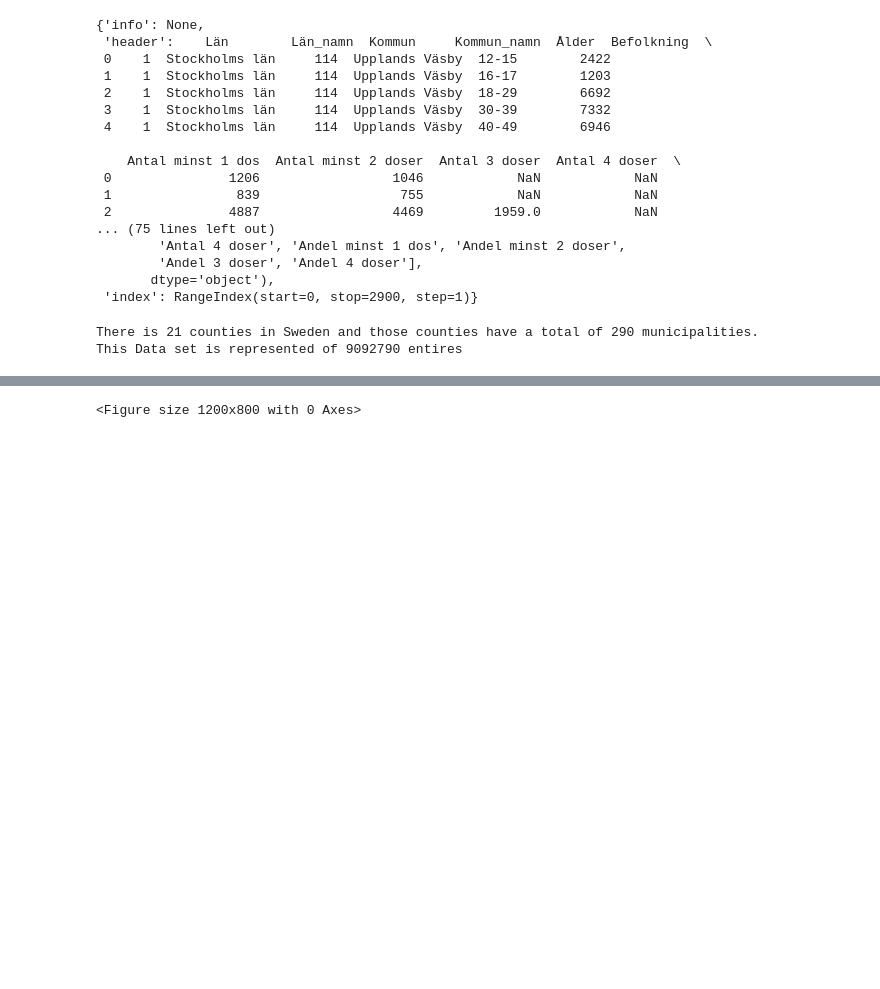
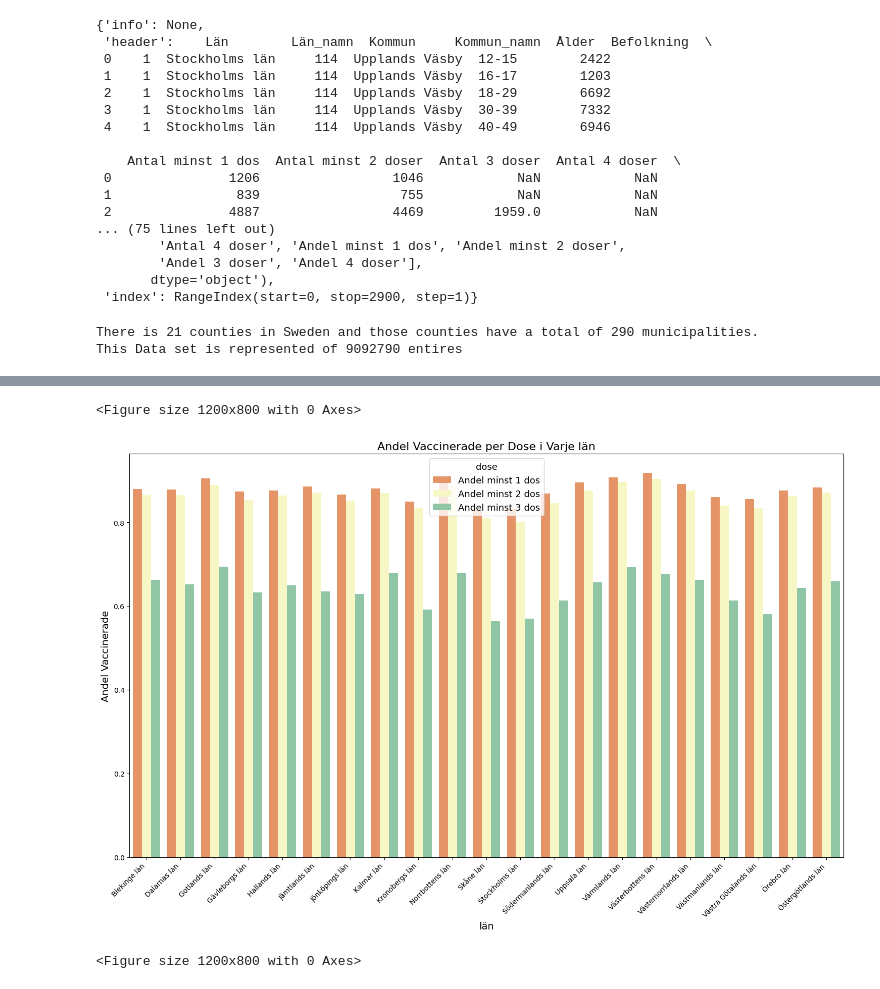
Before and after one commit to Kevinthulin/Lab1-Data-Behandling, a Jupyter notebook: Lab1/Vaccinationer.ipynb, the cells around one changed output, grey strips where cells are left out. Drawn from its saved outputs; the diff is of its cells as text; code cells hidden in the pictures; blank space fills up the shorter version.

```diff
--- a/Lab1/Vaccinationer.ipynb
+++ b/Lab1/Vaccinationer.ipynb
@@ -100 +100,37 @@ Passing `palette` without assigning `hue` is deprecated and will be removed in v
+# %%
+grouped_data = vaccine_data.groupby('Län_namn').sum()
+
+grouped_data
+
+plt.figure(figsize=(12, 8))
+
+grouped_data = grouped_data[['Antal minst 1 dos', 'Antal minst 2 doser', 'Antal 3 doser', 'Befolkning']]
+
+grouped_data['Andel minst 1 dos'] = grouped_data['Antal minst 1 dos'] / grouped_data['Befolkning']
+grouped_data['Andel minst 2 dos'] = grouped_data['Antal minst 2 doser'] / grouped_data['Befolkning']
+grouped_data['Andel minst 3 dos'] = grouped_data['Antal 3 doser'] / grouped_data['Befolkning']
+
+grouped_data = grouped_data.reset_index()
+
+grouped_data = grouped_data.drop(columns=['Antal minst 1 dos', 'Antal minst 2 doser', 'Antal 3 doser', 'Befolkning'])
+
+plt.figure(figsize=(15, 10))
+
+melted_data = grouped_data.melt(id_vars=['Län_namn'], var_name='Dose', value_name='Antal')
+
+sns.barplot(x='Län_namn', y='Antal', hue='Dose', data=melted_data, palette="Spectral")
+
+plt.title('Andel Vaccinerade per Dose i Varje län', fontsize=16)
+plt.xlabel('län', fontsize= 14)
+plt.ylabel('Andel Vaccinerade', fontsize=14)
+plt.xticks(rotation=45, ha='right')
+
+plt.legend(title='dose', title_fontsize='13', fontsize='13')
+
+plt.savefig('../Data/Visualizeringar/Total_vaccinated_each_counties_in(%).png')
+plt.tight_layout()
+plt.show()
+# %% [output]
+<Figure size 1200x800 with 0 Axes>
+[figure, added]
 # %%
```
Also changed, not shown: parts of 3 cells of this notebook.
